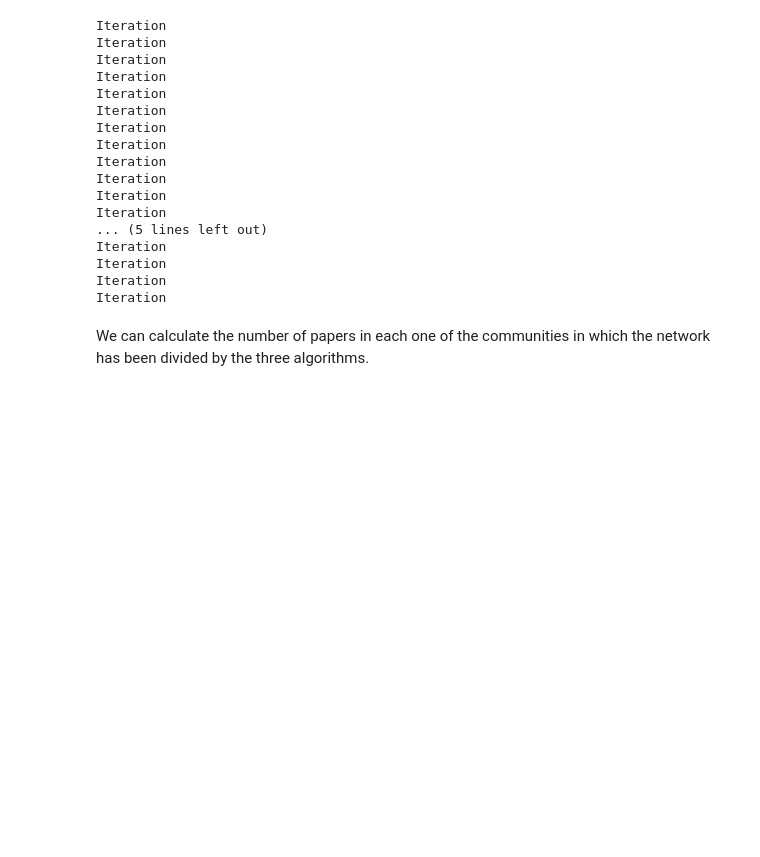
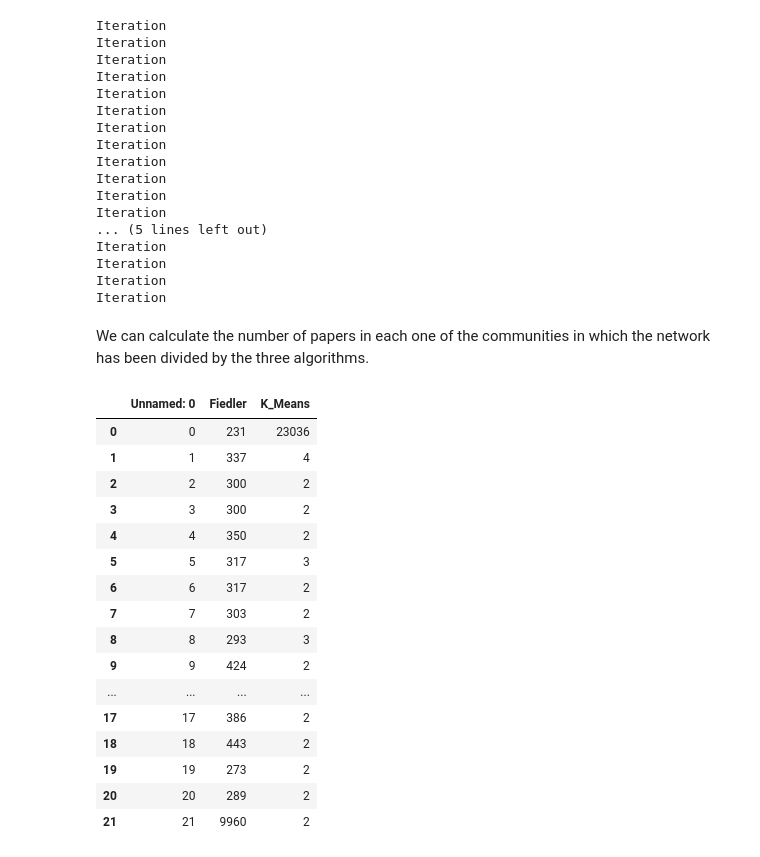
Before and after one commit to riccardo03-maker/Abstract_network, a Jupyter notebook: extra/components_selection.ipynb, the cells around one changed output. Drawn from its saved outputs; the diff is of its cells as text; code cells hidden in the pictures; blank space fills up the shorter version.

```diff
--- a/extra/components_selection.ipynb
+++ b/extra/components_selection.ipynb
@@ -268,3 +249,23 @@ from components_selection import table_of_papers_by_community, table_of_papers_b
 
 table_of_papers_by_community()
 table_of_papers_by_community_louvain()
+# %%
+pd.read_csv("./results/papers_by_community_fiedler_kmeans.csv")
+# %% [output]
+|  | Unnamed: 0 | Fiedler | K_Means |
+| 0 | 0 | 231 | 23036 |
+| 1 | 1 | 337 | 4 |
+| 2 | 2 | 300 | 2 |
+| 3 | 3 | 300 | 2 |
+| 4 | 4 | 350 | 2 |
+| 5 | 5 | 317 | 3 |
+| 6 | 6 | 317 | 2 |
+| 7 | 7 | 303 | 2 |
+| 8 | 8 | 293 | 3 |
+| 9 | 9 | 424 | 2 |
+| ... | ... | ... | ... |
+| 17 | 17 | 386 | 2 |
+| 18 | 18 | 443 | 2 |
+| 19 | 19 | 273 | 2 |
+| 20 | 20 | 289 | 2 |
+| 21 | 21 | 9960 | 2 |
```
Also changed, not shown: parts of 12 cells of this notebook.
